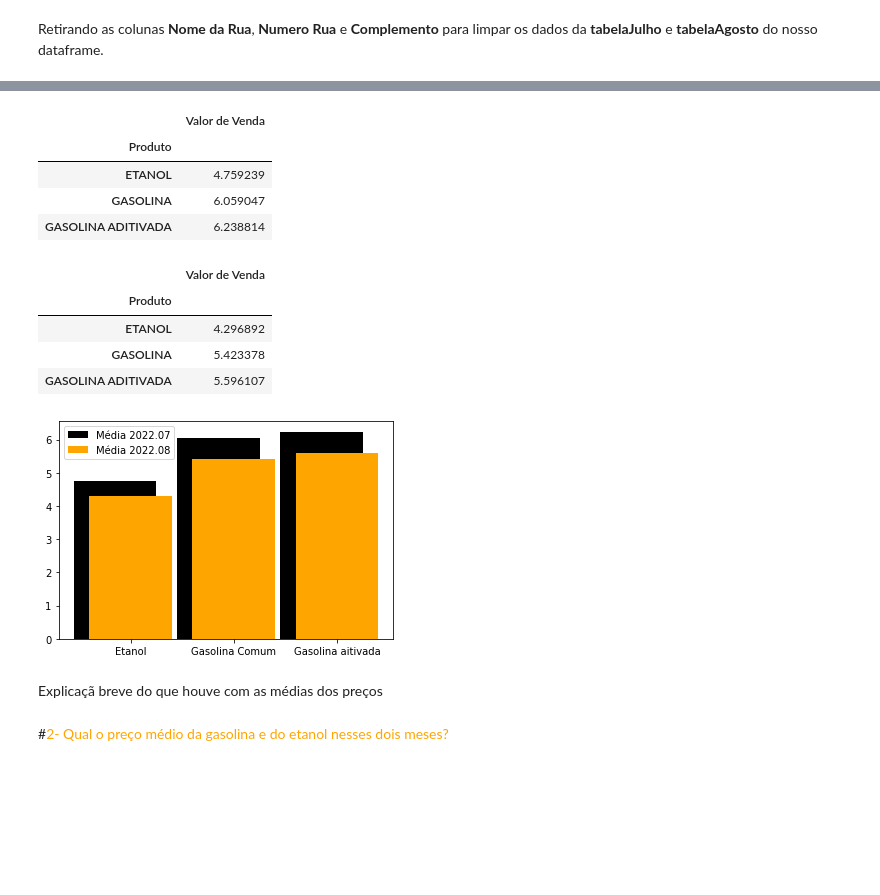
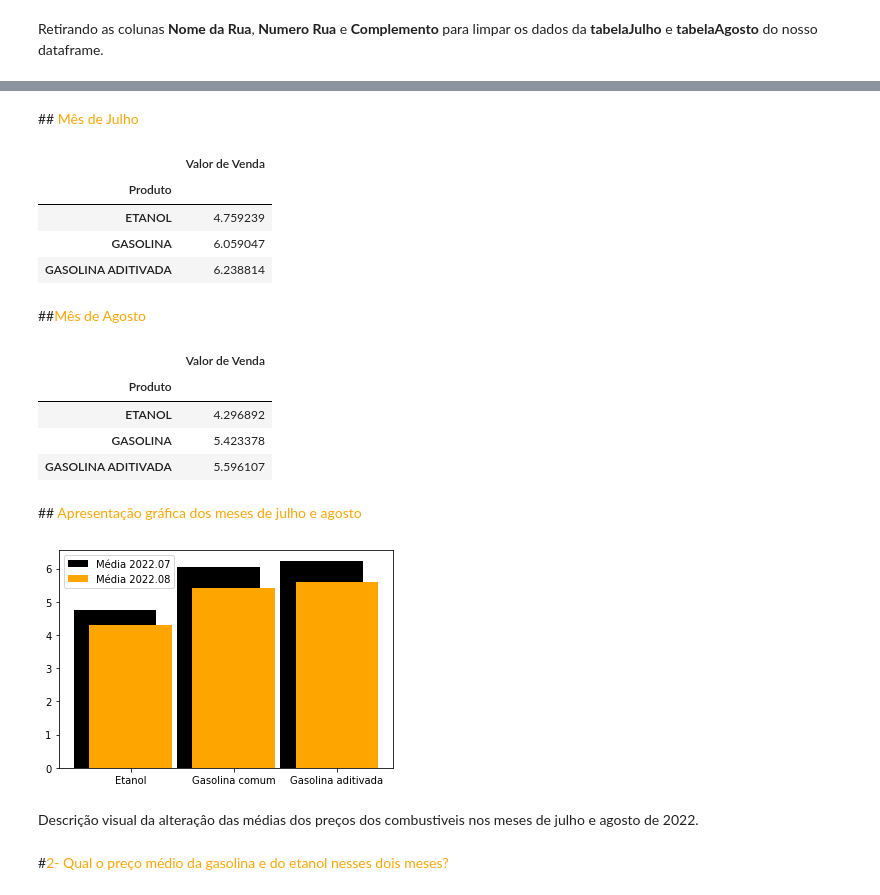
Before and after one commit to joaorosa2/analise_combustiveis_brasil, a Jupyter notebook: ProjetoM4.ipynb, the cells around one changed output, grey strips where cells are left out. Cells and saved outputs as stored; diff of their text form; code cells hidden in the pictures; blank space fills up the shorter version.

Commit message:
alterações básicas e descrição do projeto

```diff
--- a/ProjetoM4.ipynb
+++ b/ProjetoM4.ipynb
@@ -99 +200,3 @@ tabelaAgosto.head(3)
+# %% [markdown]
+##<font color = orange> Mês de Julho
 # %%
@@ -104,4 +208,6 @@ tabelaJulho[['Valor de Venda']].groupby([tabelaJulho['Produto']]).mean()
 | ETANOL | 4.759239 |
 | GASOLINA | 6.059047 |
 | GASOLINA ADITIVADA | 6.238814 |
+# %% [markdown]
+##<font color = orange>Mês de Agosto
 # %%
@@ -112,24 +219,24 @@ tabelaAgosto[['Valor de Venda']].groupby(tabelaAgosto['Produto']).mean()
 | ETANOL | 4.296892 |
 | GASOLINA | 5.423378 |
 | GASOLINA ADITIVADA | 5.596107 |
+# %% [markdown]
+##<font color = orange> Apresentação gráfica dos meses de julho e agosto
 # %%
-import matplotlib.pyplot as plt
-
-
-rotulos = ['Etanol','Gasolina Comum','Gasolina aitivada']
+#Utilizando a biblioteca do matplotlib para a plotagem do grafico em barras comparando os preços.
+rotulos = ['Etanol','Gasolina comum','Gasolina aditivada']
 ind = np.arange(len(rotulos))
 width = 0.6
 
 bar_2207 = plt.bar(ind, list(tabelaJulho['Valor de Venda'].groupby(tabelaJulho['Produto']).mean()), color='black', label='Média 2022.07')
 bar_2208 = plt.bar(ind+width/4,list(tabelaAgosto['Valor de Venda'].groupby(tabelaAgosto['Produto']).mean()), color='orange', label='Média 2022.08')
 
 location = ind+width/4
 rotulos=rotulos
 plt.xticks(location, rotulos)
 plt.legend();
 # %% [output]
-[figure, old version]
+[figure, new version]
-# %% [markdown]
-Explicaçã breve do que houve com as médias dos preços
+# %% [markdown]
+Descrição visual da alteraçâo das médias dos preços dos combustiveis nos meses de julho e agosto de 2022.
 # %% [markdown]
 #<font color = orange>2- Qual o preço médio da gasolina e do etanol nesses dois meses?
```
Also changed, not shown: parts of 40 cells of this notebook.
